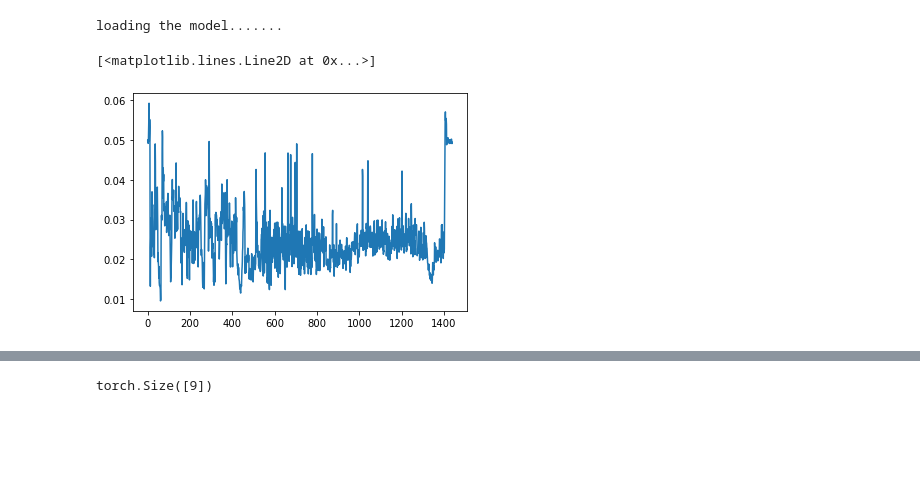
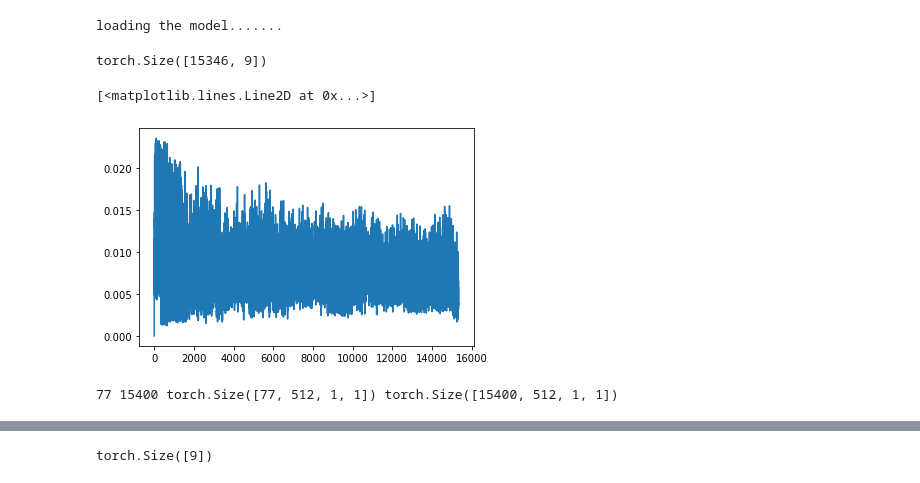
Before and after one commit to liudaotan/Automatic-generation-of-music-videos-using-deep-neural-networks, a Jupyter notebook: GAN tests.ipynb, the cells around one changed output, grey strips where cells are left out. Cells and saved outputs as stored; diff of their text form; code cells hidden in the pictures; blank space fills up the shorter version.

```diff
--- a/GAN tests.ipynb
+++ b/GAN tests.ipynb
@@ -234,6 +272,6 @@ import models.Models as Models
 from PIL import Image
 # %%
 audio_model = Models.CRNNModel()
-features_loader = FeaturesLoader(torch_model=audio_model, para_file_path="pth/crnnModel1.pth")
+features_loader = FeaturesLoader(torch_model=audio_model, para_file_path="resources/pth/crnnModel1.pth",frame_len=0.025)
 # %% [output]
 loading the model.......
@@ -242,8 +278,15 @@ music_features = features_loader.getFeatures("music/prototype.mp3")
+# %%
+audio_path = "resources/music/bj_new.mp3"
+music_features = features_loader.getFeatures(audio_path)
+# %%
+music_features.shape
+# %% [output]
+torch.Size([15346, 9])
 # %%
-spe_cent = music_features[:,0].numpy()
-plt.plot(spe_cent)
+spec_cent = music_features[:,0].numpy()
+plt.plot(spec_cent)
 # %% [output]
 [<matplotlib.lines.Line2D at 0x...>]
-[figure, old version]
+[figure, new version]
 # %%
 torch.manual_seed(1)
@@ -254,28 +298,43 @@ def smile(features, weight):
     features[:,[5,  9, 21, 25, 27, 32, 37, 60, 67, 70, 72, 81],...] -= 0.7772555*weight
     return features
 # %%
-latent_features_all = torch.zeros(1500, ganconfig.nz, 1, 1)
-for idx in range(15):
-    latent_features[idx,...] = smile(latent_features[idx,...].unsqueeze(0), music_features[idx*100, 1])
-    latent_features_all[idx*100,...] = latent_features[idx,...]
+seconds = 383
+seconds_per_key_pic = 5
+num_key_pic = math.ceil(seconds/seconds_per_key_pic)
+frames_per_second = 40
+num_all_pic = math.ceil(num_key_pic*seconds_per_key_pic*frames_per_second)
+
+latent_features = torch.randn(num_key_pic, 512, 1, 1)
+latent_features_all = torch.zeros(num_all_pic, 512, 1, 1)
+
+print(num_key_pic, num_all_pic, latent_features.shape, latent_features_all.shape)
+
+for idx in range(num_key_pic):
+    latent_features[idx,...] = smile(latent_features[idx,...].unsqueeze(0), music_features[idx*seconds_per_key_pic*frames_per_second, 1])
+    latent_features_all[idx*seconds_per_key_pic*frames_per_second,...] = latent_features[idx,...]
 
 
-for idx in range(14):
-    prior_keyimg = latent_features_all[idx*100, ...]
-    nex_keyimg = latent_features_all[(idx+1)*100, ...]
+for idx in range(num_key_pic-1):
+    prior_keyimg = latent_features_all[idx*seconds_per_key_pic*frames_per_second, ...]
+    nex_keyimg = latent_features_all[(idx+1)*seconds_per_key_pic*frames_per_second, ...]
     difference_matrix = nex_keyimg-prior_keyimg
-    partial_spec_cent = music_features[idx*100:(idx+1)*100,0]
+    partial_spec_cent = music_features[idx*seconds_per_key_pic*frames_per_second:(idx+1)
+                                       *seconds_per_key_pic*frames_per_second,0]
     spec_cent_density = partial_spec_cent/torch.sum(partial_spec_cent)
-    for i in range(99):
-        latent_features_all[idx*100+i+1,...] = difference_matrix*spec_cent_density[i] + latent_features_all[idx*100+i,...]
+    for i in range(seconds_per_key_pic*frames_per_second):
+        latent_features_all[idx*seconds_per_key_pic*frames_per_second+i+1,...] = difference_matrix*spec_cent_density[i] + latent_features_all[idx*seconds_per_key_pic*frames_per_second+i,...]
 
-parent_path = 'demo1'
-os.makedirs(parent_path)
+parent_path = 'bj'
+# os.makedirs(parent_path)
 
-for idx in range(1500):
-    pic_array = model(latent_features_all[idx,...].unsqueeze(0).to(device)).squeeze().detach().cpu().permute(1,2,0).numpy()
+for idx in range(num_all_pic):
+    with torch.no_grad():
+        pic_array = model.test(latent_features_all[idx,...].squeeze().unsqueeze(0).cuda()).squeeze().detach().cpu().permute(1,2,0).numpy()
+#     pic_array = model(latent_features_all[idx,...].unsqueeze(0).to(device)).squeeze().detach().cpu().permute(1,2,0).numpy()
     pic_array = (pic_array-np.min(pic_array))/(np.max(pic_array)-np.min(pic_array))
-    plt.imsave('imgs/'+parent_path+'/img%d.jpg' % idx, pic_array)
+    plt.imsave('resources/imgs/'+parent_path+'/img%d.jpg' % idx, pic_array)
+# %% [output]
+77 15400 torch.Size([77, 512, 1, 1]) torch.Size([15400, 512, 1, 1])
 # %%
 pic_array = model(prior_keyimg.to(device)).squeeze().detach().cpu().permute(1,2,0).numpy()
 pic_array = (pic_array-np.min(pic_array))/(np.max(pic_array)-np.min(pic_array))
```
Also changed, not shown: parts of 37 cells of this notebook, 7 other files.
